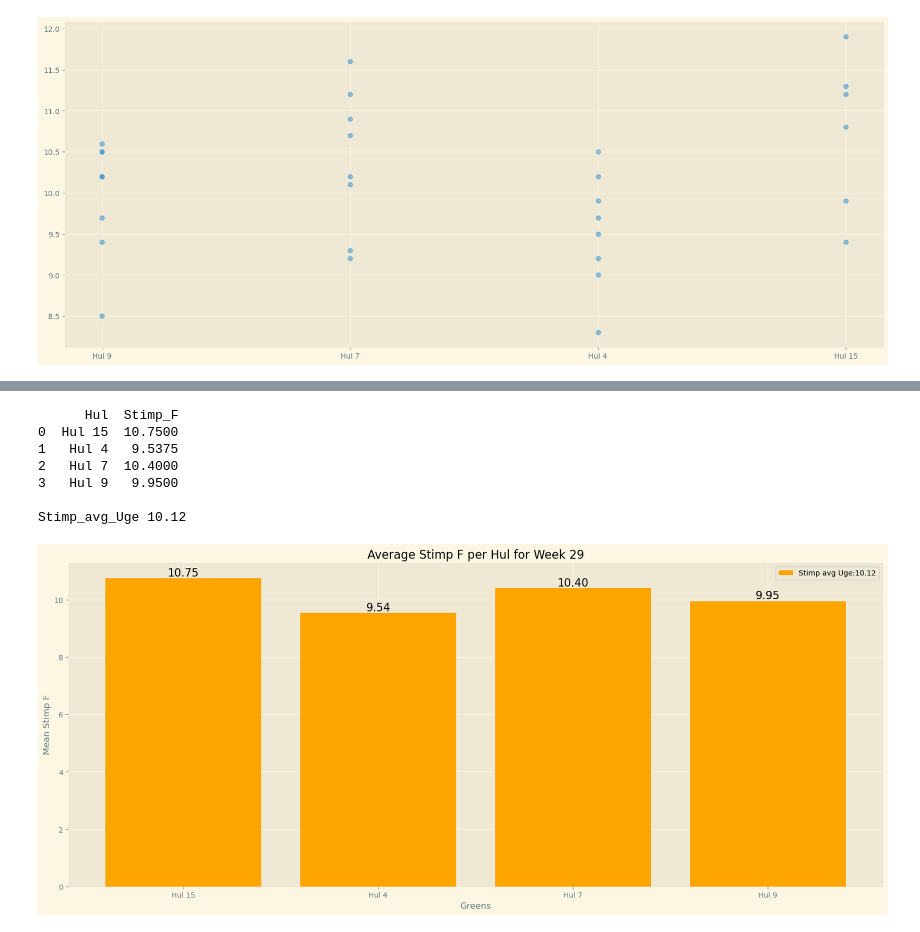
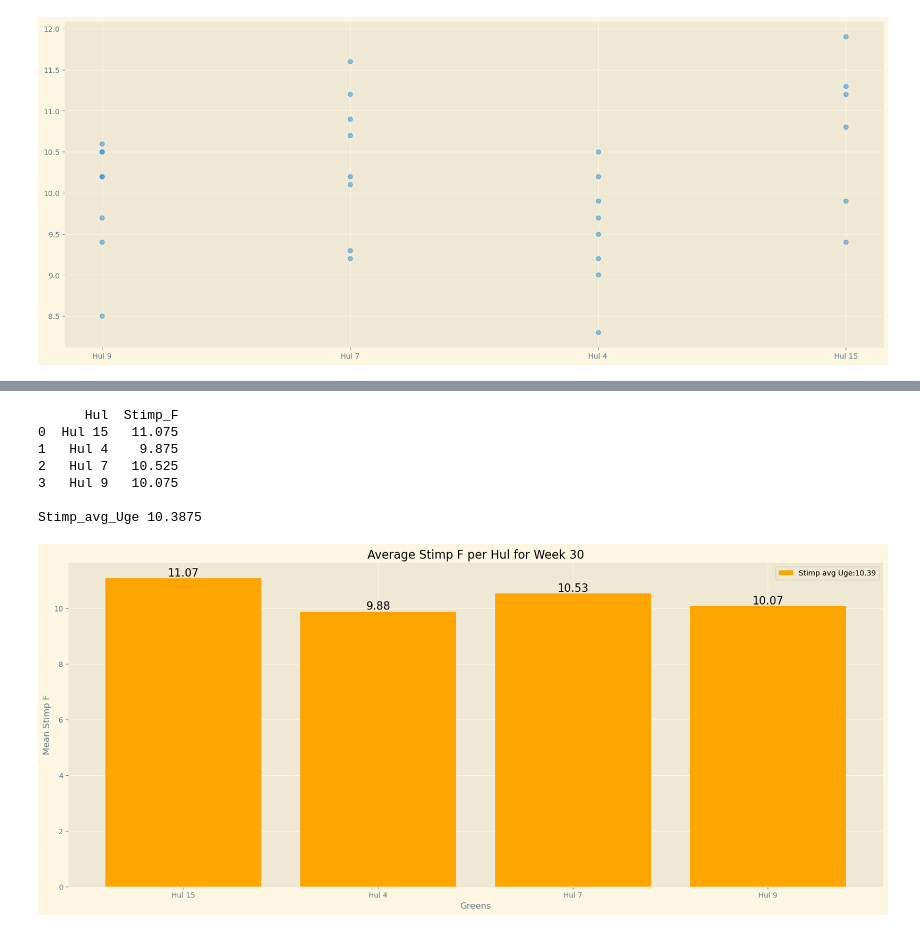
Before and after one commit to ABM-Analytics/Uge-rapport, a Jupyter notebook: ugerapport.ipynb, the cells around one changed output, grey strips where cells are left out. Saved outputs shown, nothing was run; the diff lists cells and outputs as text; code cells hidden in the pictures.

```diff
--- a/ugerapport.ipynb
+++ b/ugerapport.ipynb
@@ -17,11 +18,11 @@ pd.options.mode.chained_assignment = None
 # %%
 ###Import af data
 
-dfklip = pd.read_csv('uge29Klippelog.csv')
+dfklip = pd.read_csv('uge31klippelog.csv')
 
-dfpogo = pd.read_csv('uge29pogo.csv')
+dfpogo = pd.read_csv('uge31pogo.csv')
 
-dfstimp = pd.read_csv('uge29Stimp.csv')
+dfstimp = pd.read_csv('uge31stimp.csv')
 
 print("Clipdata:")
 print (dfklip.describe())
@@ -265,37 +274,37 @@ plt.show()
 # %%
 ###ÆNDRE HER FOR ANDEN UGE
-stimp_uge = dfstimp[(dfstimp['Week'] == 29) & (dfstimp['Year'] == 2024)]
+stimp_uge = dfstimp[(dfstimp['Week'] == 30) & (dfstimp['Year'] == 2024)]
 
 
 
 mean_stimp = stimp_uge.groupby('Hul')['Stimp_F'].mean().reset_index()
 stimp_avg_Uge = stimp_uge['Stimp_F'].mean()
 
 # Print the result to ensure it is correct
 print(mean_stimp)
 print("\nStimp_avg_Uge",stimp_avg_Uge)
 # Plot the bar chart
 plt.figure(figsize=(20, 8))
 bars = plt.bar(mean_stimp['Hul'], mean_stimp['Stimp_F'], color='orange')
 plt.xlabel('Greens')
 plt.ylabel('Mean Stimp F')
-plt.title('Average Stimp F per Hul for Week 29')
+plt.title('Average Stimp F per Hul for Week 30')
 plt.xticks(mean_stimp['Hul'])
 
 # Add labels on top of the bars
 for index, row in mean_stimp.iterrows():
     plt.text(row['Hul'], row['Stimp_F'], f'{row["Stimp_F"]:.2f}', ha='center', va='bottom', fontsize=15)
 
 plt.legend([f'Stimp avg Uge:{stimp_avg_Uge:.2f}'], loc='upper right')
 
 plt.show()
 # %% [output]
       Hul  Stimp_F
-0  Hul 15  10.7500
-1   Hul 4   9.5375
-2   Hul 7  10.4000
-3   Hul 9   9.9500
+0  Hul 15   11.075
+1   Hul 4    9.875
+2   Hul 7   10.525
+3   Hul 9   10.075
 
-Stimp_avg_Uge 10.12
+Stimp_avg_Uge 10.3875
-[figure, old version]
+[figure, new version]
 # %%
```
Also changed, not shown: parts of 13 cells of this notebook.
